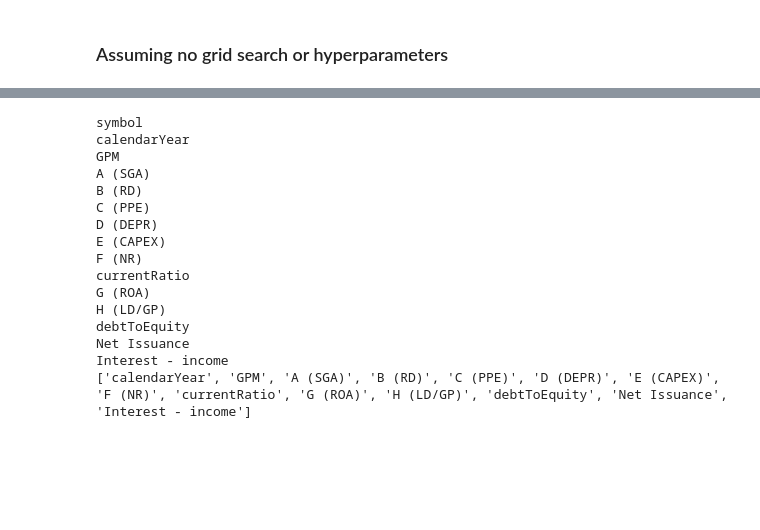
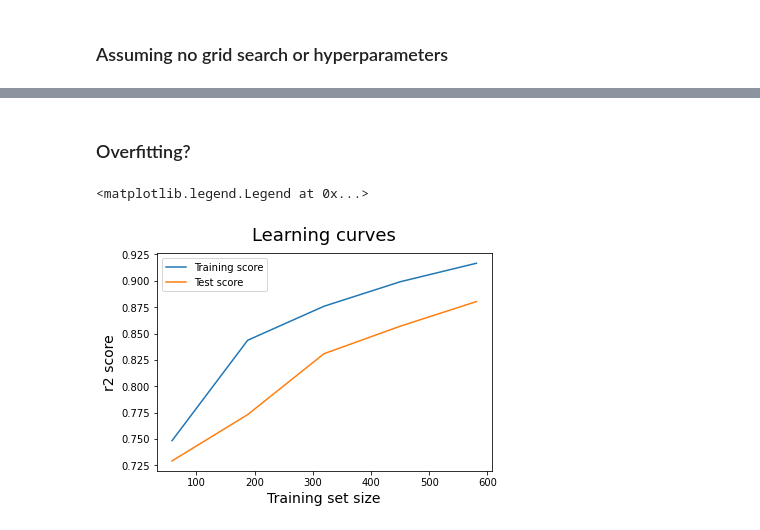
Before and after one commit to munjik/wbanalysis, a Jupyter notebook: notebooks/warren_buffet.ipynb, the cells around one changed output, grey strips where cells are left out. Drawn from its saved outputs; the diff is of its cells as text; code cells hidden in the pictures; blank space fills up the shorter version.

```diff
--- a/notebooks/warren_buffet.ipynb
+++ b/notebooks/warren_buffet.ipynb
@@ -381,2 +327,6 @@ X.shape
 # %% [markdown]
 <h2>Baseline KNN model</h2>
+# %%
+# features of X and create target y
+X = final_df.drop(columns=['Purchase'])
+y = final_df['Purchase']
@@ -392,3 +349,6 @@ cv_score_mean
+# %%
+robust_scaler = RobustScaler() # instantiate
+min_max_scaler = MinMaxScaler() # instantiate
 # %% [markdown]
 5-fold cross validate a simple KNN classifier taking into account 5 of the closest neighbor, and compute its mean cv-score
 # %%
@@ -450,7 +412,0 @@ print(precision_score(y_test, y_pred, average=None))
-# %%
-# lets produce final model
-X_train, X_test, y_train, y_test = train_test_split(X,y, test_size = .3, random_state=0)
-knn_noscaler = KNeighborsClassifier(n_neighbors=10)
-cv_scores = cross_validate(knn_noscaler, X_train, y_train, cv = 5)
-cv_score_mean = np.mean(cv_scores['test_score'])
-cv_score_mean
@@ -459,4 +412,0 @@ cv_score_mean
-# %%
-# with no scaler
-knn_noscaler.fit(X_train,y_train)
-knn_noscaler.score(X_test, y_test)
@@ -508,23 +412,0 @@ X
-# %%
-features = []
-for (columnName, columnData) in X.iteritems():
-    print(columnName)
-    features.append(columnName)
-print(features[1:])
-# %% [output]
-symbol
-calendarYear
-GPM
-A (SGA)
-B (RD)
-C (PPE)
-D (DEPR)
-E (CAPEX)
-F (NR)
-currentRatio
-G (ROA)
-H (LD/GP)
-debtToEquity
-Net Issuance
-Interest - income
-['calendarYear', 'GPM', 'A (SGA)', 'B (RD)', 'C (PPE)', 'D (DEPR)', 'E (CAPEX)', 'F (NR)', 'currentRatio', 'G (ROA)', 'H (LD/GP)', 'debtToEquity', 'Net Issuance', 'Interest - income']
@@ -540,0 +413,2 @@ cat_transformer = OneHotEncoder()
+# %% [markdown]
+<h3>Overfitting? </h3>
@@ -540,0 +424,17 @@ cat_transformer = OneHotEncoder()
+# %%
+train_sizes = [58,188,319,450,581]
+train_sizes, train_scores, test_scores = learning_curve(
+estimator = knn_model, X = rescaled_X_train, y = y_train, train_sizes = train_sizes, cv = 5)
+# Take the mean of cross-validated train scores and validation scores
+train_scores_mean = np.mean(train_scores, axis=1)
+test_scores_mean = np.mean(test_scores, axis=1)
+
+plt.plot(train_sizes, train_scores_mean, label = 'Training score')
+plt.plot(train_sizes, test_scores_mean, label = 'Test score')
+plt.ylabel('r2 score', fontsize = 14)
+plt.xlabel('Training set size', fontsize = 14)
+plt.title('Learning curves', fontsize = 18, y = 1.03)
+plt.legend()
+# %% [output]
+<matplotlib.legend.Legend at 0x...>
+[figure, added]
```
Also changed, not shown: parts of 66 cells of this notebook, 2 other files.
